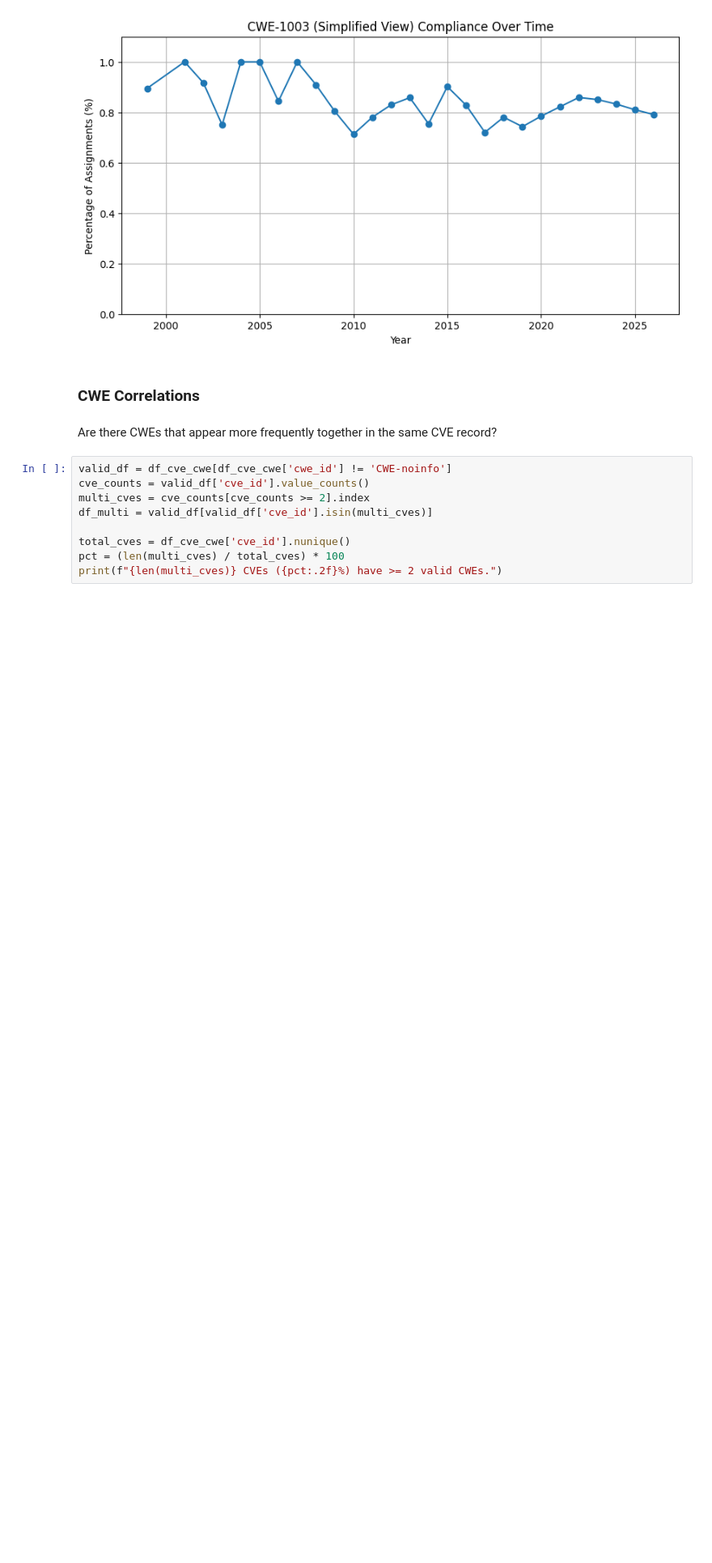
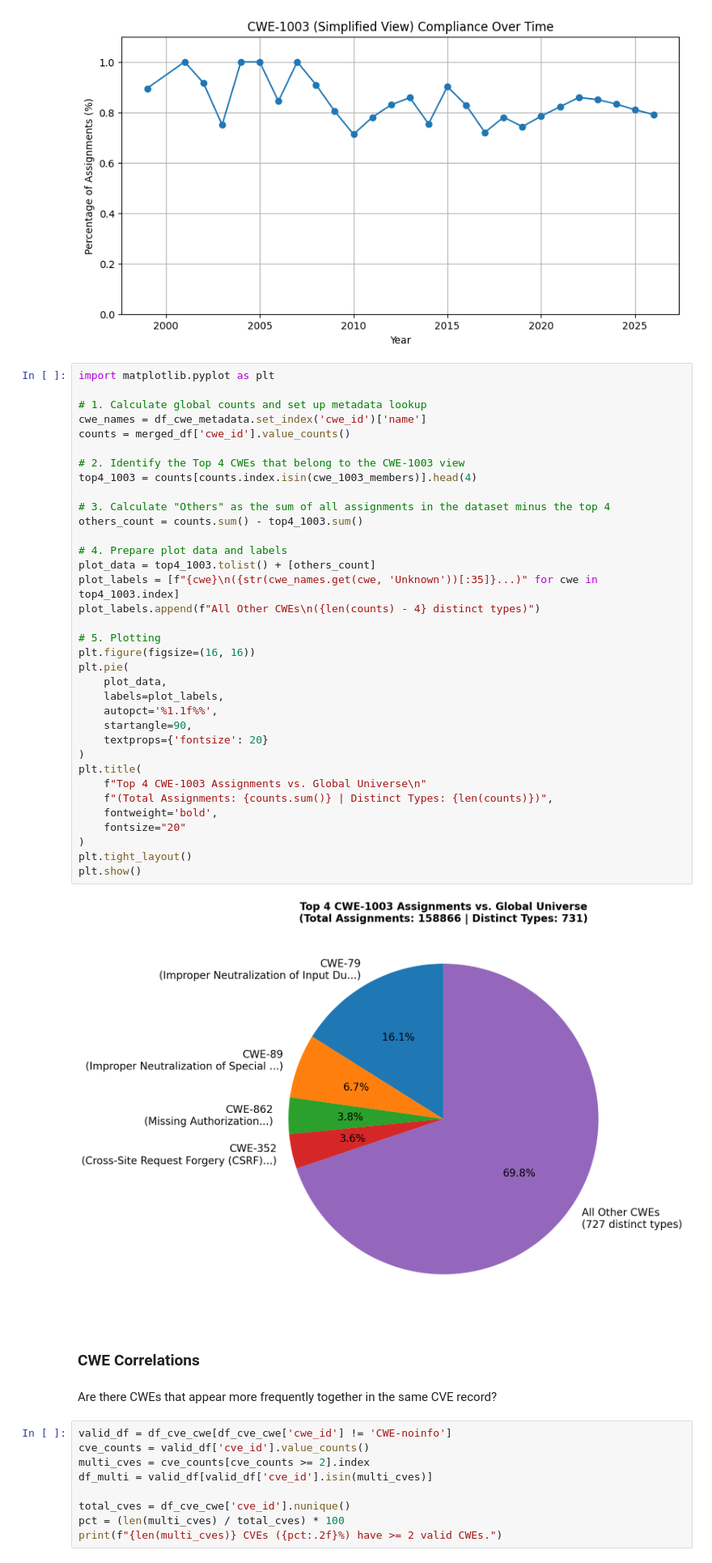
Before and after one commit to AndyVale/CVEvsCWE, a Jupyter notebook: analysis.ipynb, the cells around one changed output. Shown at 81% size. Drawn from its saved outputs; the diff is of its cells as text; blank space fills up the shorter version.

```diff
--- a/analysis.ipynb
+++ b/analysis.ipynb
@@ -384,6 +414,43 @@ ax = view_trend.plot(
 ax.set_ylim(0, 1.1);
 # %% [output]
 [figure]
+# %%
+import matplotlib.pyplot as plt
+
+# 1. Calculate global counts and set up metadata lookup
+cwe_names = df_cwe_metadata.set_index('cwe_id')['name']
+counts = merged_df['cwe_id'].value_counts()
+
+# 2. Identify the Top 4 CWEs that belong to the CWE-1003 view
+top4_1003 = counts[counts.index.isin(cwe_1003_members)].head(4)
+
+# 3. Calculate "Others" as the sum of all assignments in the dataset minus the top 4
+others_count = counts.sum() - top4_1003.sum()
+
+# 4. Prepare plot data and labels
+plot_data = top4_1003.tolist() + [others_count]
+plot_labels = [f"{cwe}\n({str(cwe_names.get(cwe, 'Unknown'))[:35]}...)" for cwe in top4_1003.index]
+plot_labels.append(f"All Other CWEs\n({len(counts) - 4} distinct types)")
+
+# 5. Plotting
+plt.figure(figsize=(16, 16))
+plt.pie(
+    plot_data,
+    labels=plot_labels,
+    autopct='%1.1f%%',
+    startangle=90,
+    textprops={'fontsize': 20}
+)
+plt.title(
+    f"Top 4 CWE-1003 Assignments vs. Global Universe\n"
+    f"(Total Assignments: {counts.sum()} | Distinct Types: {len(counts)})",
+    fontweight='bold',
+    fontsize="20"
+)
+plt.tight_layout()
+plt.show()
+# %% [output]
+[figure, added]
 # %% [markdown]
 ### CWE Correlations
 # %% [markdown]
```
Also changed, not shown: parts of 4 cells of this notebook.
